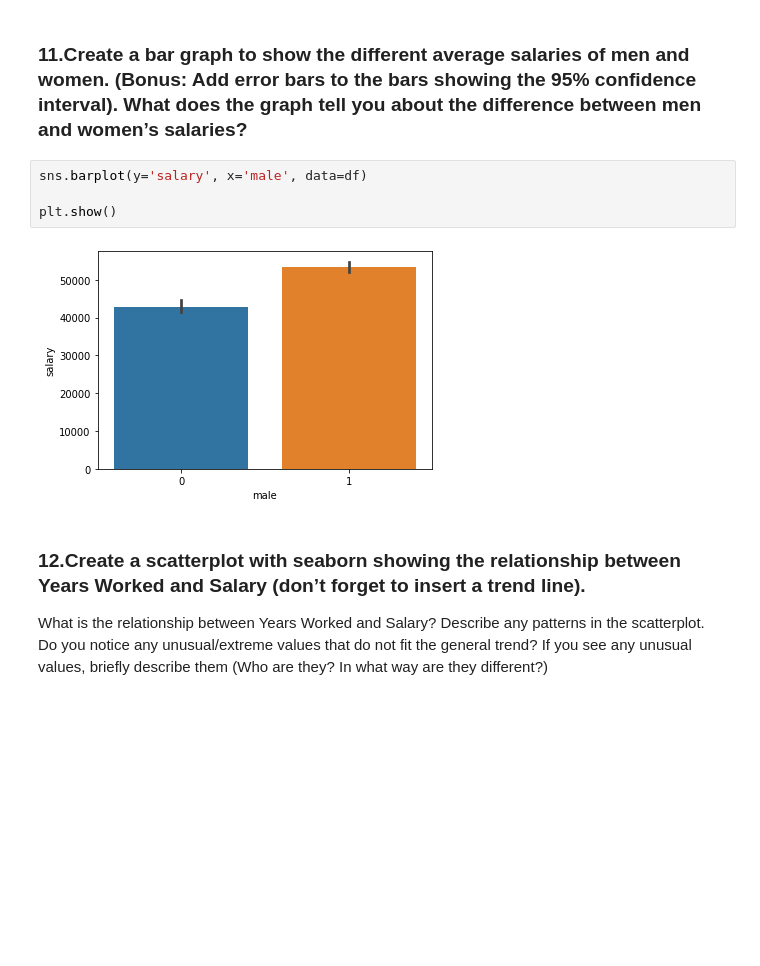
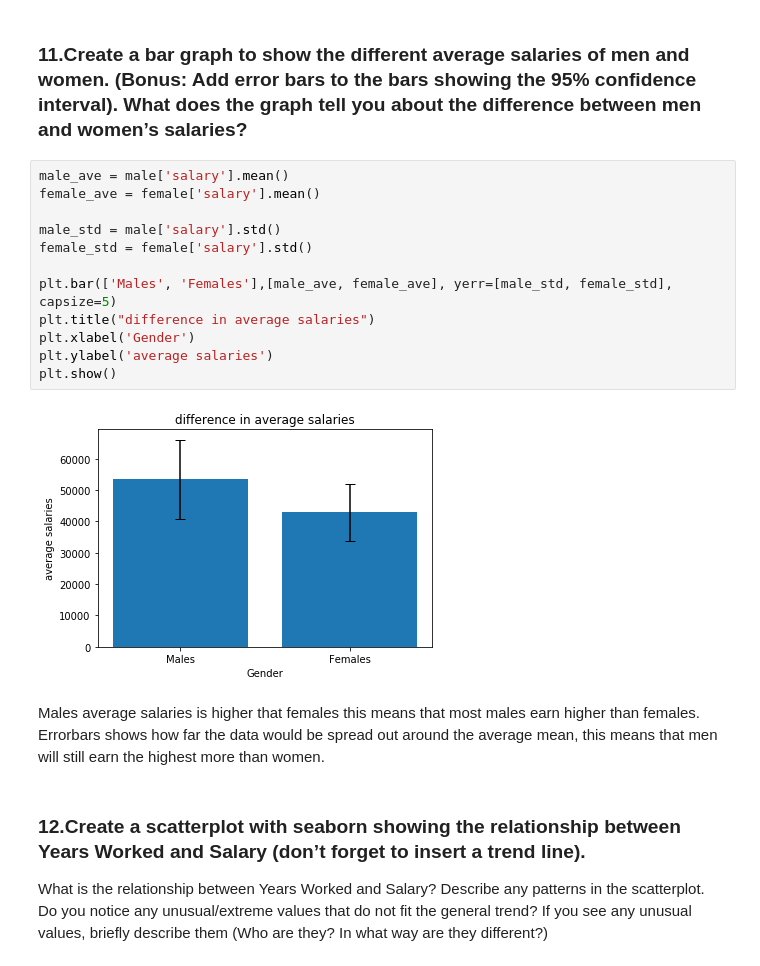
Before and after one commit to ntokozomfene/stats_thinking, a Jupyter notebook: stats_thinking.ipynb, the cells around one changed output. Drawn from its saved outputs; the diff is of its cells as text; blank space fills up the shorter version.

```diff
--- a/stats_thinking.ipynb
+++ b/stats_thinking.ipynb
@@ -133,11 +133,21 @@ the graph is skewed to the right.
 # %% [markdown]
 ### 11.Create a bar graph to show the different average salaries of men and women. (Bonus: Add error bars to the bars showing the 95% confidence interval). What does the graph tell you about the difference between men and women’s salaries?
-# %%
-sns.barplot(y='salary', x='male', data=df)
-
-plt.show()
-# %% [output]
-[figure, removed]
+# %%
+male_ave = male['salary'].mean()
+female_ave = female['salary'].mean()
+
+male_std = male['salary'].std()
+female_std = female['salary'].std()
+
+plt.bar(['Males', 'Females'],[male_ave, female_ave], yerr=[male_std, female_std], capsize=5)
+plt.title("difference in average salaries")
+plt.xlabel('Gender')
+plt.ylabel('average salaries')
+plt.show()
+# %% [output]
+[figure, added]
+# %% [markdown]
+Males average salaries is higher that females this means that most males earn higher than females. Errorbars shows how far the data would be spread out around the average mean, this means that men will still earn the highest more than women.
 # %% [markdown]
 ### 12.Create a scatterplot with seaborn showing the relationship between Years Worked and Salary (don’t forget to insert a trend line).
 What is the relationship between Years Worked and Salary?
```
Also changed, not shown: parts of 13 cells of this notebook.
